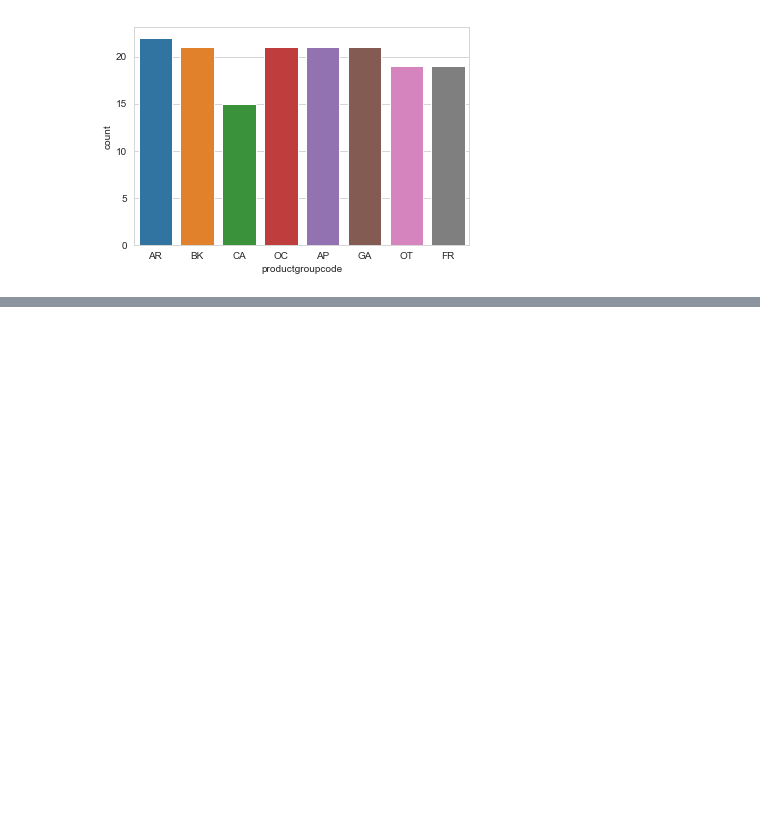
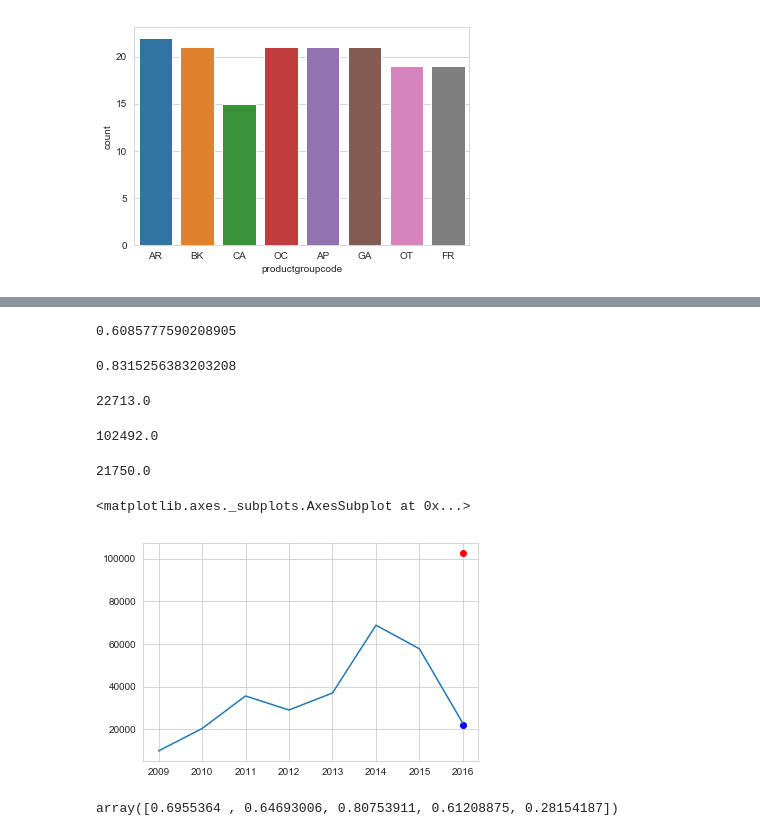
Before and after one commit to MariuszWroc/dataScience, a Jupyter notebook: data science - projekt.ipynb, the cells around one changed output, grey strips where cells are left out. Cells and saved outputs as stored; diff of their text form; code cells hidden in the pictures; blank space fills up the shorter version.

Commit message:
Druga predykcja

```diff
--- a/data science - projekt.ipynb
+++ b/data science - projekt.ipynb
@@ -333,0 +379,64 @@ model = GaussianNB()
+# %%
+# Rozdzielenie tabeli na Feature Matrix i Target Vector
+X_buy= GroupByCustomerid.loc[:,[2009,2010,2011,2012,2014,2015]]
+y_buy=GroupByCustomerid.loc[:,2016]
+# %%
+# Rozdzielamy próbki na dwa zbiory testowy i uczący (po równo próbek w każdym zbiorze)
+from sklearn.cross_validation import train_test_split
+X1, X2, y1, y2 = train_test_split(X_buy,y_buy, random_state=0, train_size=0.5)
+# %%
+# Zastosowanie modelu 1 i predykcja danych
+from sklearn.naive_bayes import GaussianNB
+model = GaussianNB()
+model.fit(X1, y1)
+y_model = model.predict(X2)
+# %%
+# Sprawdzenie dopasowania modelu do danych rzeczywistych
+from sklearn.metrics import accuracy_score
+accuracy_score(y2, y_model)
+# %% [output]
+0.6085777590208905
+# %%
+# Model 1 jest dopasowany na poziomie 61% Jest to dość słaby wynik dlatego spróbujemy drugi model
+# Zastosowanie modelu najbliższych sąsiadów
+from sklearn.neighbors import KNeighborsClassifier
+model2 = KNeighborsClassifier(n_neighbors=1)
+model2.fit(X1, y1)
+y_model2 = model2.predict(X2)
+# %%
+accuracy_score(y2, y_model2)
+# %% [output]
+0.8315256383203208
+# %%
+# Suma dla 2016 (rzeczywistość)
+sum(y_buy)
+# %% [output]
+22713.0
+# %%
+# Suma dla 2016 (model 1)
+sum(y_model)
+# %% [output]
+102492.0
+# %%
+# Suma dla 2016 (model 2)
+sum(y_model2)
+# %% [output]
+21750.0
+# %%
+# W przypadku modelu 2 dopasowanie jest znacznie lepsze i wynosi 83%. Zaznaczymy teraz na wykresie
+# wyniki z obu prognoz na czerwono wynik modelu 1 na niebiesko wyniki 2 modelu
+plt.plot(2016,sum(y_model2),'bo' )
+plt.plot(2016,sum(y_model),'ro')
+t = orderlinesOrderCustomer
+(t.billdate).value_counts().sort_index().plot()
+# Na przedstawionym poniżej wykresie widać, że bez dwóch znań model 2 jest lepszy
+# %% [output]
+<matplotlib.axes._subplots.AxesSubplot at 0x...>
+[figure, added]
+# %%
+# Spróbujemy zastosować walidacje crossowa dla modelu 1
+from sklearn.cross_validation import cross_val_score
+cross_val_score(model, X_buy, y_buy, cv=5)
+# W zależności od tego jak wybierzemy dane do testu tak będzie dopasowywał się model
+# %% [output]
+array([0.6955364 , 0.64693006, 0.80753911, 0.61208875, 0.28154187])
```
Also changed, not shown: parts of 25 cells of this notebook.
